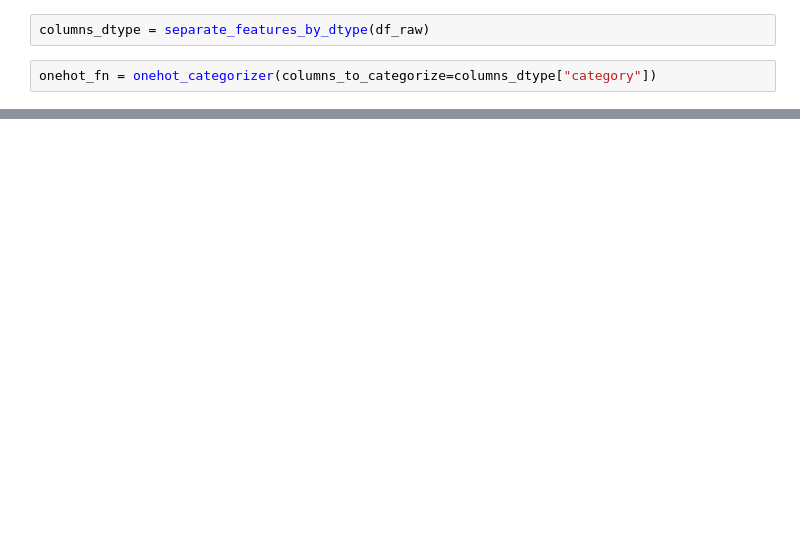
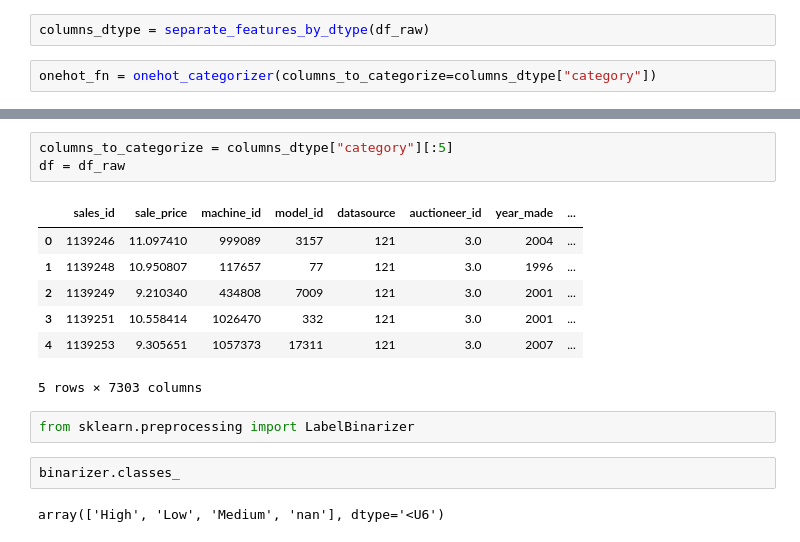
Before and after one commit to Giuco/fast-ai-ml-for-coders, a Jupyter notebook: lessons/lesson-1.ipynb, the cells around one changed output, grey strips where cells are left out. Drawn from its saved outputs; the diff is of its cells as text; blank space fills up the shorter version.

```diff
--- a/lessons/lesson-1.ipynb
+++ b/lessons/lesson-1.ipynb
@@ -102,0 +117,17 @@ onehot_fn = onehot_categorizer(columns_to_categorize=columns_dtype["category"])
+# %%
+columns_to_categorize = columns_dtype["category"][:5]
+df = df_raw
+# %% [output]
+|  | sales_id | sale_price | machine_id | model_id | datasource | auctioneer_id | year_made | ... |
+| 0 | 1139246 | 11.097410 | 999089 | 3157 | 121 | 3.0 | 2004 | ... |
+| 1 | 1139248 | 10.950807 | 117657 | 77 | 121 | 3.0 | 1996 | ... |
+| 2 | 1139249 | 9.210340 | 434808 | 7009 | 121 | 3.0 | 2001 | ... |
+| 3 | 1139251 | 10.558414 | 1026470 | 332 | 121 | 3.0 | 2001 | ... |
+| 4 | 1139253 | 9.305651 | 1057373 | 17311 | 121 | 3.0 | 2007 | ... |
+5 rows × 7303 columns
+# %%
+from sklearn.preprocessing import LabelBinarizer
+# %%
+binarizer.classes_
+# %% [output]
+array(['High', 'Low', 'Medium', 'nan'], dtype='<U6')
```
Also changed, not shown: parts of 18 cells of this notebook, 2 other files.
